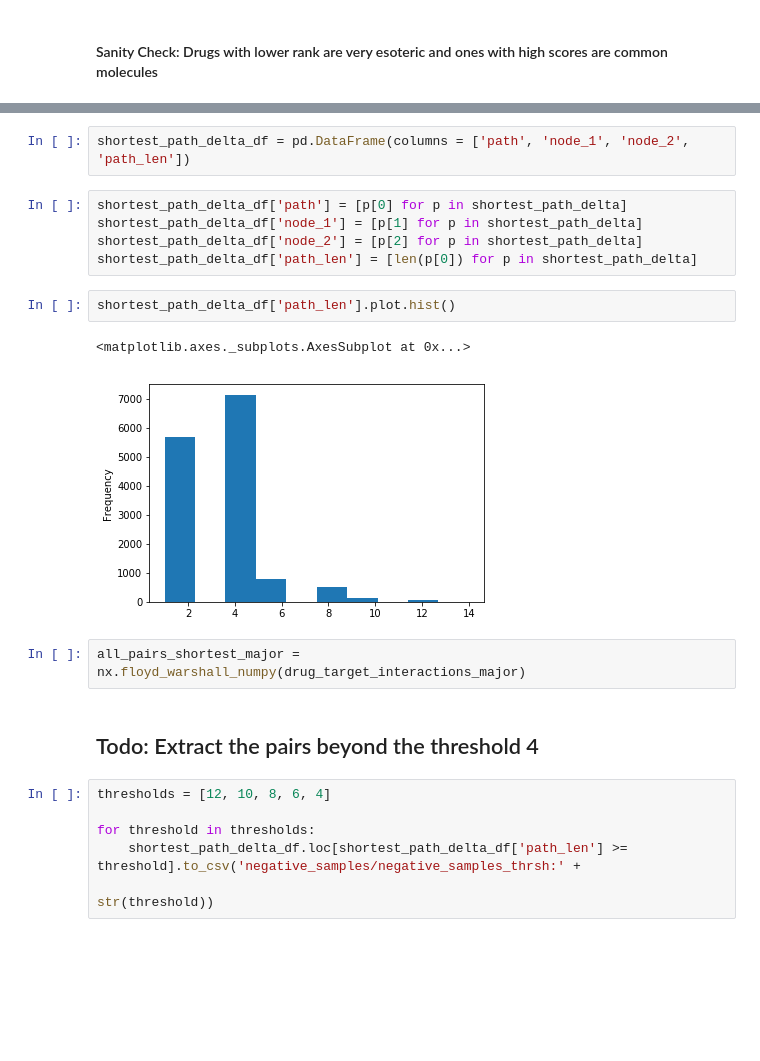
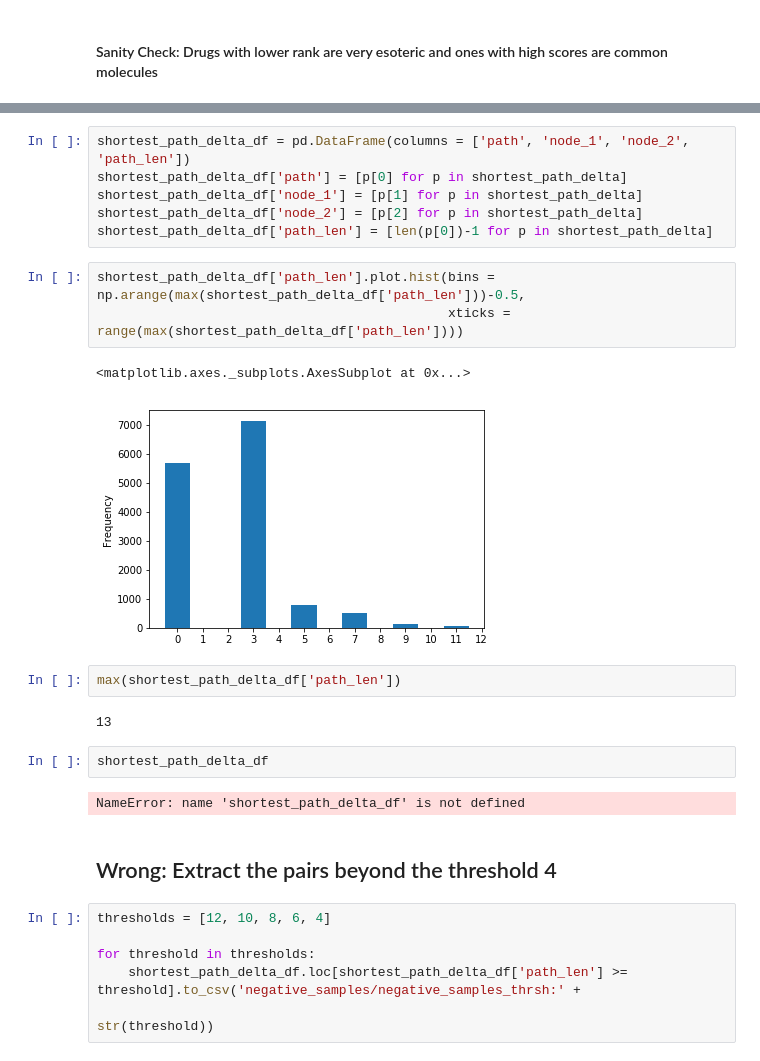
Before and after one commit to fhooton/DeepDrugRepurposer, a Jupyter notebook: Network Investigation.ipynb, the cells around one changed output, grey strips where cells are left out. Cells and saved outputs as stored; diff of their text form; blank space fills up the shorter version.

```diff
--- a/Network Investigation.ipynb
+++ b/Network Investigation.ipynb
@@ -261,20 +283,26 @@ shortest_path_delta
  ...]
-# %%
-shortest_path_delta_df = pd.DataFrame(columns = ['path', 'node_1', 'node_2', 'path_len'])
 # %%
+shortest_path_delta_df = pd.DataFrame(columns = ['path', 'node_1', 'node_2', 'path_len'])
 shortest_path_delta_df['path'] = [p[0] for p in shortest_path_delta]
 shortest_path_delta_df['node_1'] = [p[1] for p in shortest_path_delta]
 shortest_path_delta_df['node_2'] = [p[2] for p in shortest_path_delta]
-shortest_path_delta_df['path_len'] = [len(p[0]) for p in shortest_path_delta]
+shortest_path_delta_df['path_len'] = [len(p[0])-1 for p in shortest_path_delta]
-# %%
-shortest_path_delta_df['path_len'].plot.hist()
-# %% [output]
-<matplotlib.axes._subplots.AxesSubplot at 0x...>
-[figure, removed]
-# %%
-all_pairs_shortest_major = nx.floyd_warshall_numpy(drug_target_interactions_major)
+# %%
+shortest_path_delta_df['path_len'].plot.hist(bins = np.arange(max(shortest_path_delta_df['path_len']))-0.5,
+                                             xticks = range(max(shortest_path_delta_df['path_len'])))
+# %% [output]
+<matplotlib.axes._subplots.AxesSubplot at 0x...>
+[figure, added]
+# %%
+max(shortest_path_delta_df['path_len'])
+# %% [output]
+13
+# %%
+shortest_path_delta_df
+# %% [output]
+NameError: name 'shortest_path_delta_df' is not defined
 # %% [markdown]
-## Todo: Extract the pairs beyond the threshold 4
+## Wrong: Extract the pairs beyond the threshold 4
 # %%
 thresholds = [12, 10, 8, 6, 4]
 
```
Also changed, not shown: parts of 45 cells of this notebook, 1 other file.
